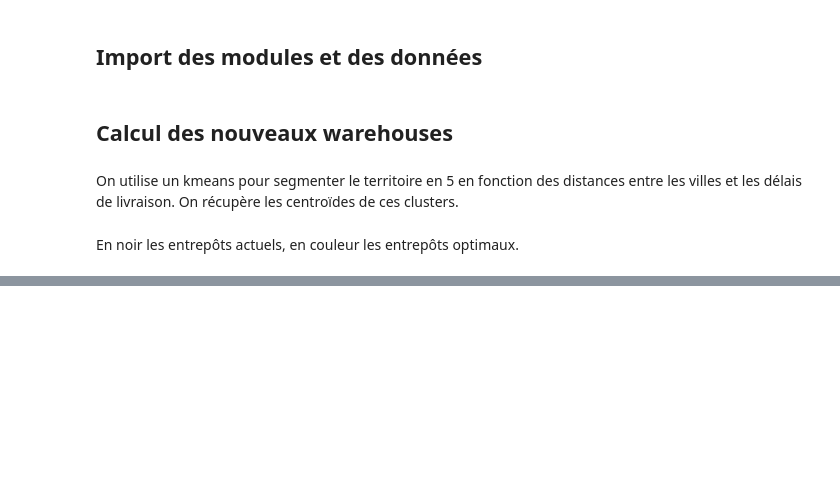
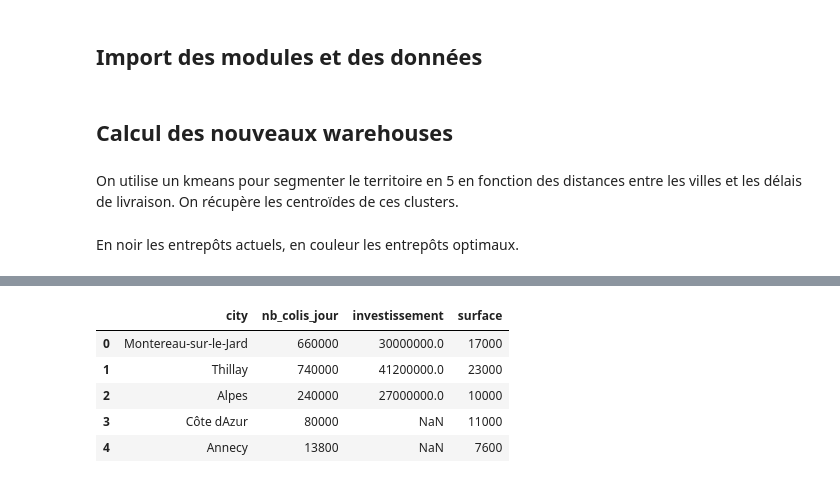
Before and after one commit to Pauline-25/Ekimetrics-Groupe-12, a Jupyter notebook: Notebooks/2_Déplacement_warehouse.ipynb, the cells around one changed output, grey strips where cells are left out. Cells and saved outputs as stored; diff of their text form; code cells hidden in the pictures; blank space fills up the shorter version.

```diff
--- a/Notebooks/2_Déplacement_warehouse.ipynb
+++ b/Notebooks/2_Déplacement_warehouse.ipynb
@@ -49,0 +59,17 @@ m
+# %%
+df_warehouses_LP = pd.DataFrame([
+                                ['Montereau-sur-le-Jard',660000,30000000,17000 ],
+                                ['Thillay',740000,41200000,23000],
+                                ['Alpes',240000 , 27000000, 10000 ],
+                                ['Côte dAzur',80000 , np.nan, 11000 ],
+                                ['Annecy',13800 , np.nan, 7600 ]
+                                ],
+                                columns=['city','nb_colis_jour','investissement','surface'])
+df_warehouses_LP
+# %% [output]
+|  | city | nb_colis_jour | investissement | surface |
+| 0 | Montereau-sur-le-Jard | 660000 | 30000000.0 | 17000 |
+| 1 | Thillay | 740000 | 41200000.0 | 23000 |
+| 2 | Alpes | 240000 | 27000000.0 | 10000 |
+| 3 | Côte dAzur | 80000 | NaN | 11000 |
+| 4 | Annecy | 13800 | NaN | 7600 |
```
Also changed, not shown: parts of 43 cells of this notebook, 9 other files.
